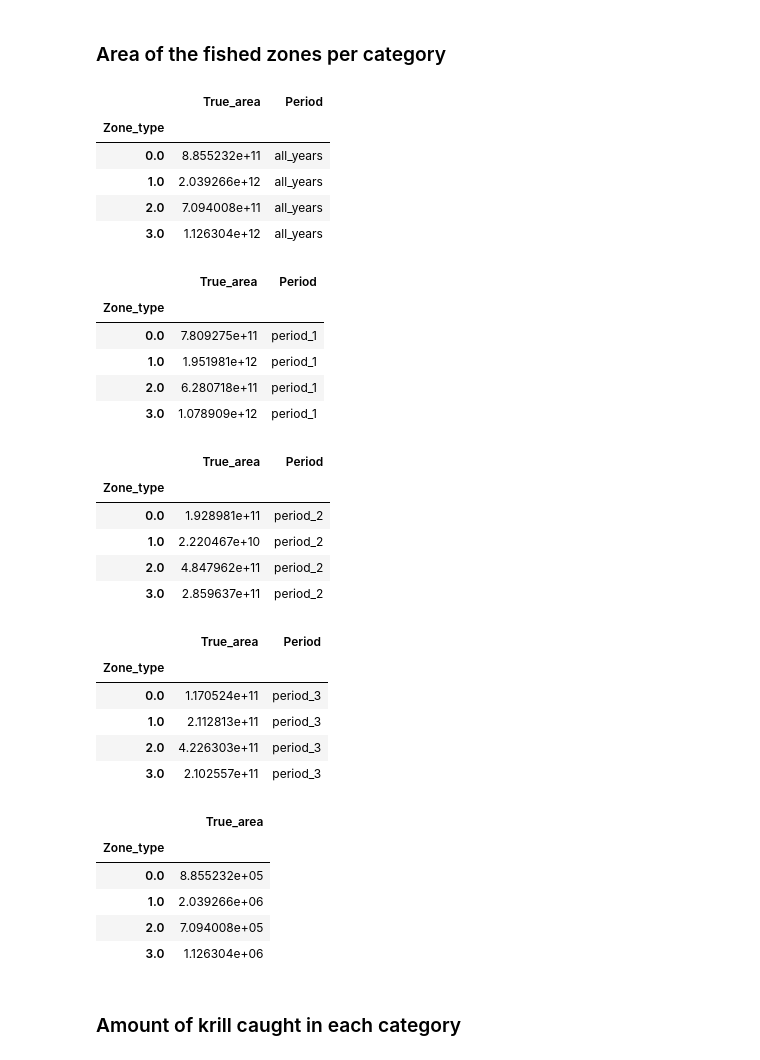
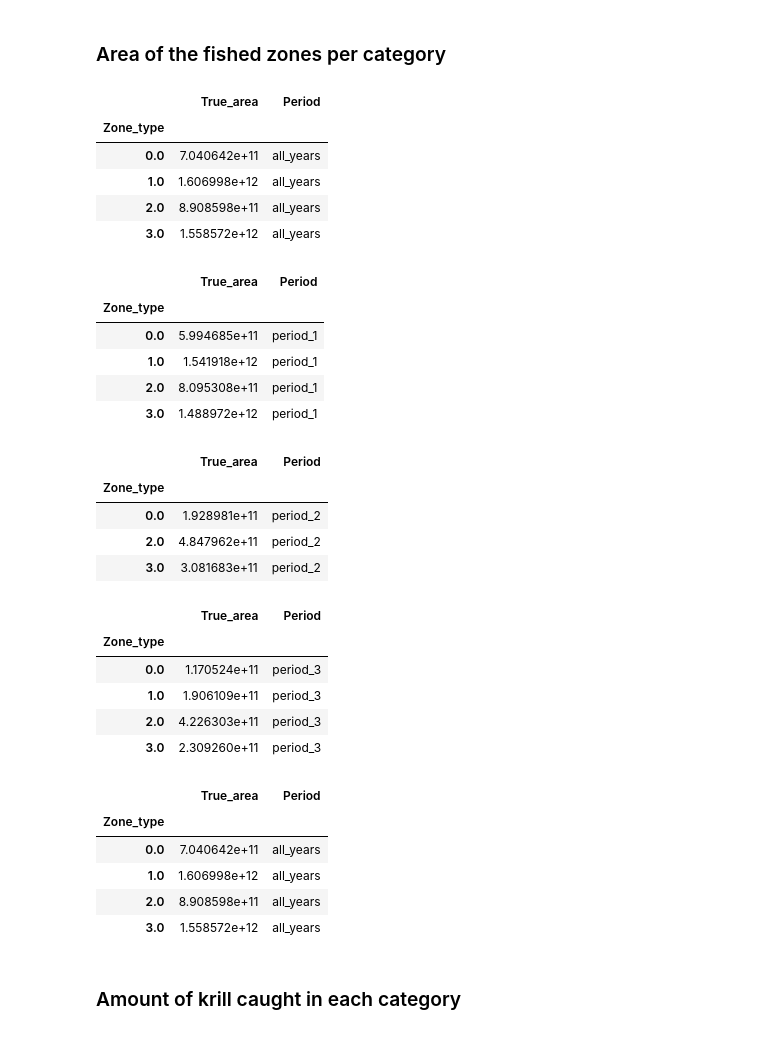
Before and after one commit to AnaelleDurfort/Key_Areas_krill_carbon_sequestration, a Jupyter notebook: 3_Fishing_overlap.ipynb, the cells around one changed output. Cells and saved outputs as stored; diff of their text form; code cells hidden in the pictures.

```diff
--- a/3_Fishing_overlap.ipynb
+++ b/3_Fishing_overlap.ipynb
@@ -681,14 +566,14 @@ How the catch are spread among the 3 identified zone types.
 # %%
-zones_catch = pd.merge(zones, catch.reset_index().drop(['AREA', 'MASK', 'True_area'], axis=1), on = ['latitude', 'longitude'], how='right').set_index(['latitude', 'longitude'])
+zones_catch = pd.merge(zones[['Zone_type', 'latitude', 'longitude']], catch.reset_index().drop(['AREA', 'MASK', 'True_area'], axis=1), on = ['latitude', 'longitude'], how='right').set_index(['latitude', 'longitude'])
 zones_catch = zones_catch.join(other = area_df, how = 'left')
 
-zones_catchp1 = pd.merge(zones, catch_p1.reset_index().drop(['AREA', 'MASK', 'True_area'], axis=1), on = ['latitude', 'longitude'], how='right').set_index(['latitude', 'longitude'])
+zones_catchp1 = pd.merge(zones[['Zone_type', 'latitude', 'longitude']], catch_p1.reset_index().drop(['AREA', 'MASK', 'True_area'], axis=1), on = ['latitude', 'longitude'], how='right').set_index(['latitude', 'longitude'])
 zones_catchp1 = zones_catchp1.join(other = area_df, how = 'left')
 
-zones_catchp2 = pd.merge(zones, catch_p2.reset_index().drop(['AREA', 'MASK', 'True_area'], axis=1), on = ['latitude', 'longitude'], how='right').set_index(['latitude', 'longitude'])
+zones_catchp2 = pd.merge(zones[['Zone_type', 'latitude', 'longitude']], catch_p2.reset_index().drop(['AREA', 'MASK', 'True_area'], axis=1), on = ['latitude', 'longitude'], how='right').set_index(['latitude', 'longitude'])
 zones_catchp2 = zones_catchp2.join(other = area_df, how = 'left')
 
-zones_catchp3 = pd.merge(zones, catch_p3.reset_index().drop(['AREA', 'MASK', 'True_area'], axis=1), on = ['latitude', 'longitude'], how='right').set_index(['latitude', 'longitude'])
+zones_catchp3 = pd.merge(zones[['Zone_type', 'latitude', 'longitude']], catch_p3.reset_index().drop(['AREA', 'MASK', 'True_area'], axis=1), on = ['latitude', 'longitude'], how='right').set_index(['latitude', 'longitude'])
 zones_catchp3 = zones_catchp3.join(other = area_df, how = 'left')
 # %% [markdown]
 ### Area of the fished zones per category
@@ -710,37 +595,36 @@ areas_p3)
 # %% [output]
 |  | True_area | Period |
 | Zone_type |  |  |
-| 0.0 | 8.855232e+11 | all_years |
-| 1.0 | 2.039266e+12 | all_years |
-| 2.0 | 7.094008e+11 | all_years |
-| 3.0 | 1.126304e+12 | all_years |
+| 0.0 | 7.040642e+11 | all_years |
+| 1.0 | 1.606998e+12 | all_years |
+| 2.0 | 8.908598e+11 | all_years |
+| 3.0 | 1.558572e+12 | all_years |
 |  | True_area | Period |
 | Zone_type |  |  |
-| 0.0 | 7.809275e+11 | period_1 |
-| 1.0 | 1.951981e+12 | period_1 |
-| 2.0 | 6.280718e+11 | period_1 |
-| 3.0 | 1.078909e+12 | period_1 |
+| 0.0 | 5.994685e+11 | period_1 |
+| 1.0 | 1.541918e+12 | period_1 |
+| 2.0 | 8.095308e+11 | period_1 |
+| 3.0 | 1.488972e+12 | period_1 |
 |  | True_area | Period |
 | Zone_type |  |  |
 | 0.0 | 1.928981e+11 | period_2 |
-| 1.0 | 2.220467e+10 | period_2 |
 | 2.0 | 4.847962e+11 | period_2 |
-| 3.0 | 2.859637e+11 | period_2 |
+| 3.0 | 3.081683e+11 | period_2 |
 |  | True_area | Period |
 | Zone_type |  |  |
 | 0.0 | 1.170524e+11 | period_3 |
-| 1.0 | 2.112813e+11 | period_3 |
+| 1.0 | 1.906109e+11 | period_3 |
 | 2.0 | 4.226303e+11 | period_3 |
-| 3.0 | 2.102557e+11 | period_3 |
+| 3.0 | 2.309260e+11 | period_3 |
 # %%
-area_allcatch*0.000001
+area_allcatch
 # %% [output]
-|  | True_area |
-| Zone_type |  |
-| 0.0 | 8.855232e+05 |
-| 1.0 | 2.039266e+06 |
-| 2.0 | 7.094008e+05 |
-| 3.0 | 1.126304e+06 |
+|  | True_area | Period |
+| Zone_type |  |  |
+| 0.0 | 7.040642e+11 | all_years |
+| 1.0 | 1.606998e+12 | all_years |
+| 2.0 | 8.908598e+11 | all_years |
+| 3.0 | 1.558572e+12 | all_years |
 # %% [markdown]
 ### Amount of krill caught in each category
 # %%
```
Also changed, not shown: parts of 17 cells of this notebook, 2 other files.
